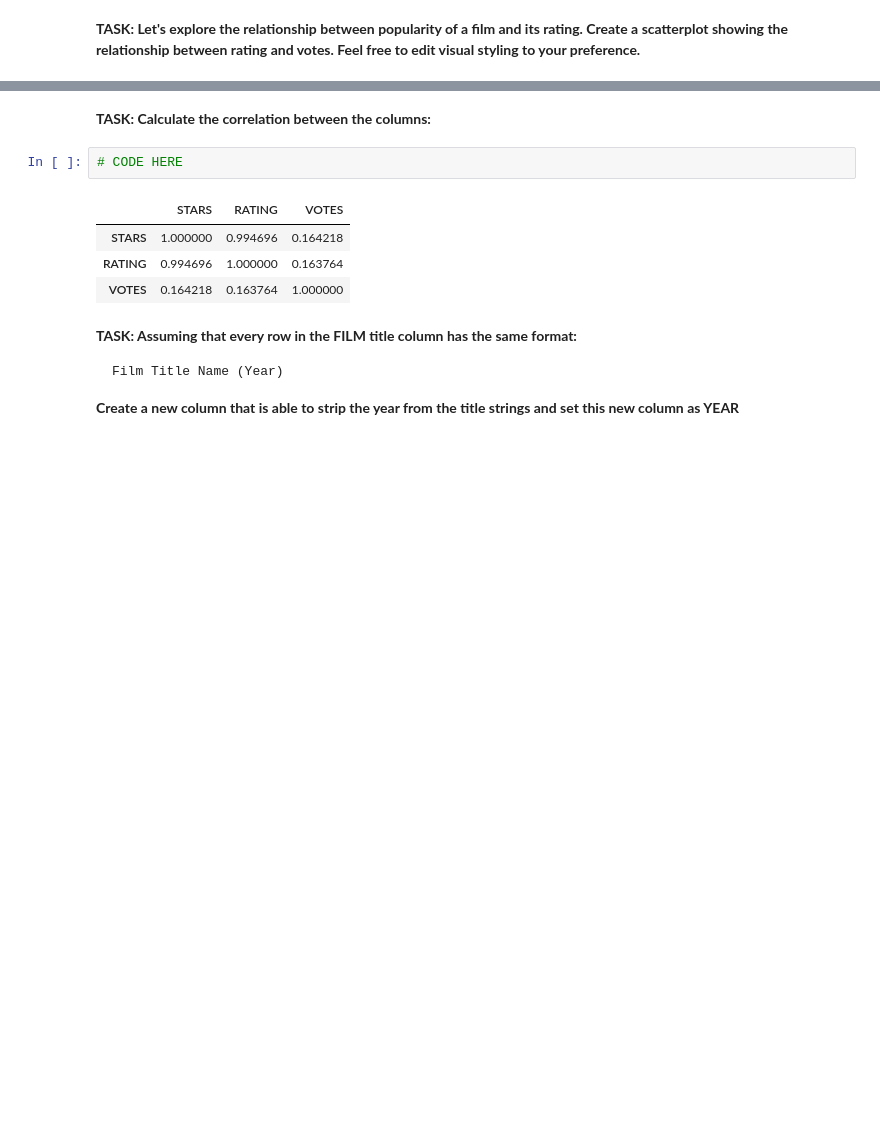
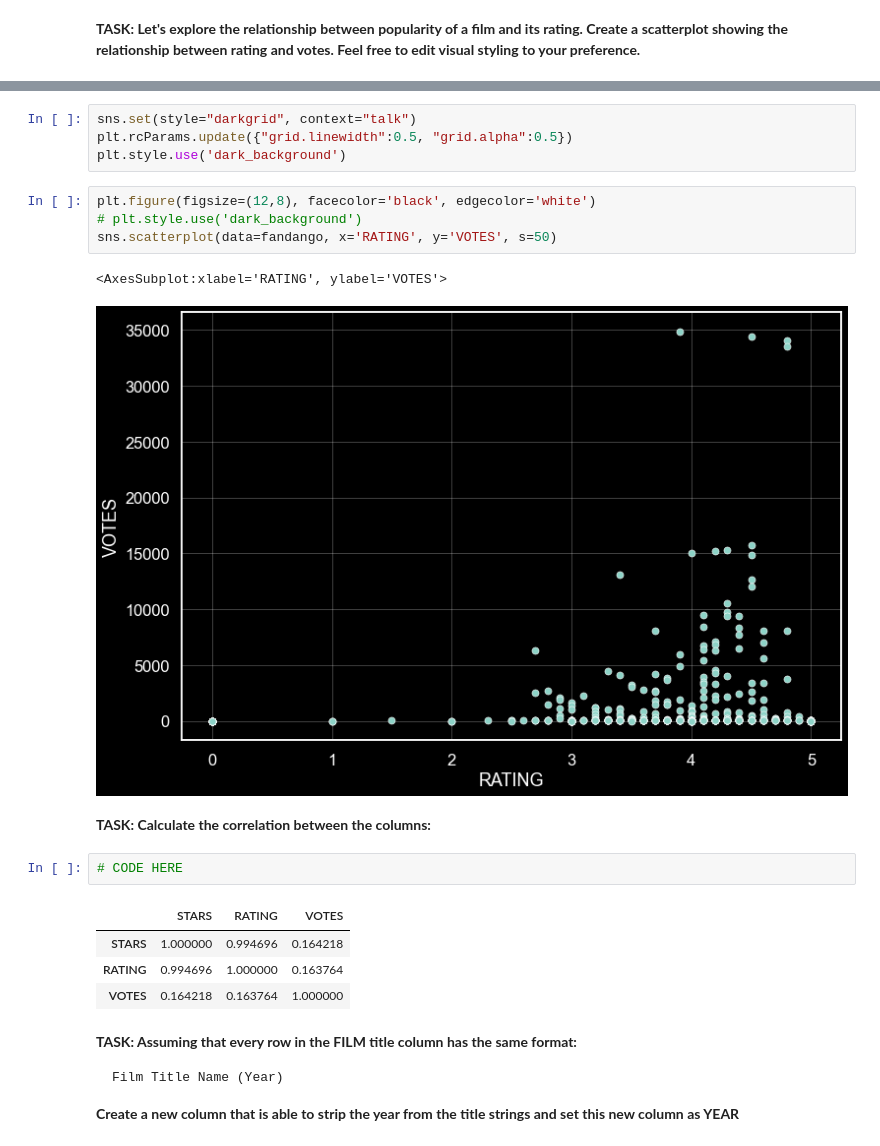
Before and after one commit to harshcurious/ML-notebook-Pierian, a Jupyter notebook: 06-Capstone-Project/00-Capstone-Project.ipynb, the cells around one changed output, grey strips where cells are left out. Cells and saved outputs as stored; diff of their text form; blank space fills up the shorter version.

```diff
--- a/06-Capstone-Project/00-Capstone-Project.ipynb
+++ b/06-Capstone-Project/00-Capstone-Project.ipynb
@@ -127,3 +134,14 @@ memory usage: 15.9+ KB
+# %%
+sns.set(style="darkgrid", context="talk")
+plt.rcParams.update({"grid.linewidth":0.5, "grid.alpha":0.5})
+plt.style.use('dark_background')
+# %%
+plt.figure(figsize=(12,8), facecolor='black', edgecolor='white')
+# plt.style.use('dark_background')
+sns.scatterplot(data=fandango, x='RATING', y='VOTES', s=50)
+# %% [output]
+<AxesSubplot:xlabel='RATING', ylabel='VOTES'>
+[figure, added]
 # %% [markdown]
 **TASK: Calculate the correlation between the columns:**
 # %%
```
Also changed, not shown: parts of 10 cells of this notebook, 2 other files.
